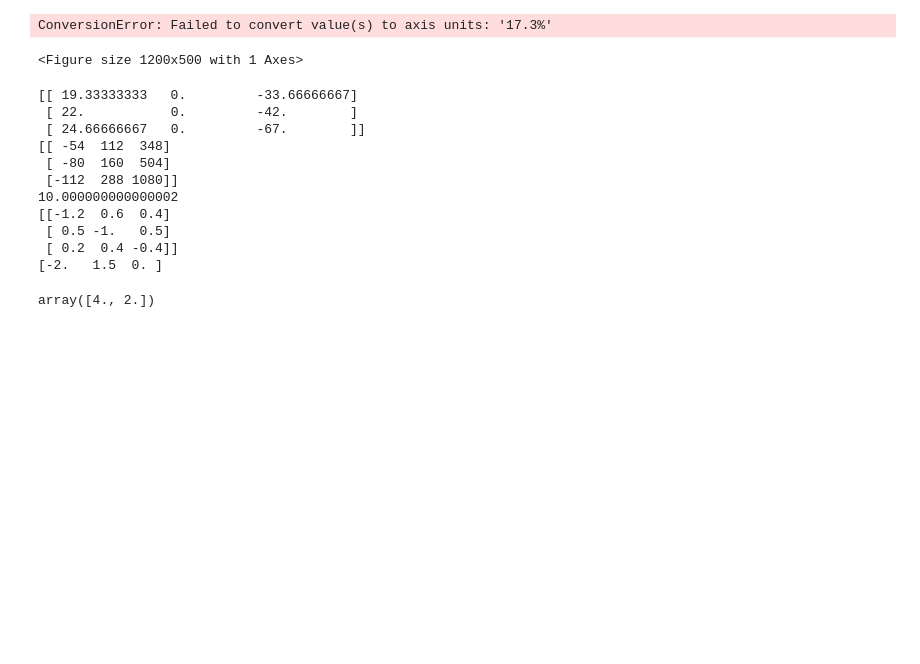
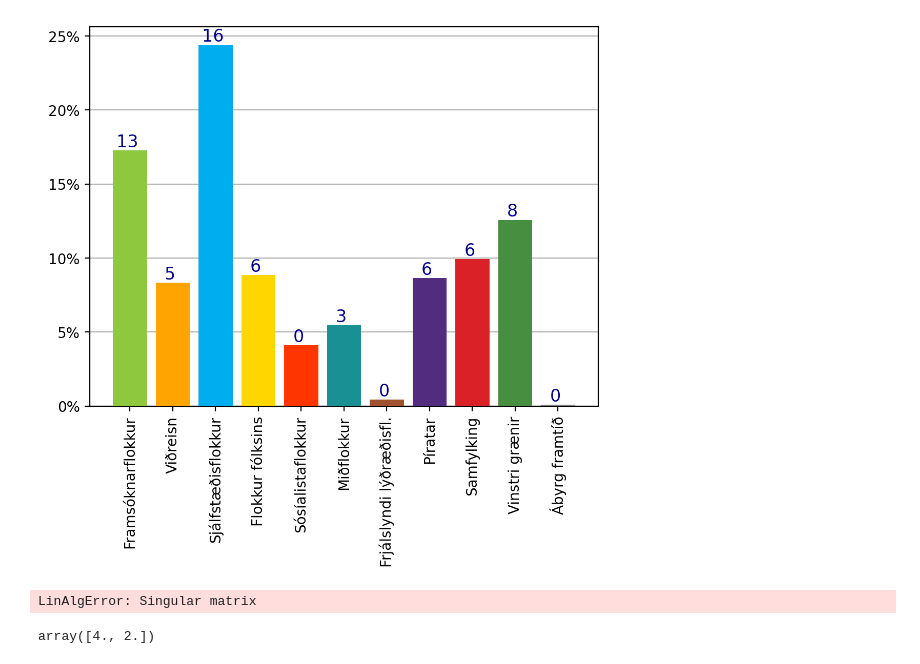
Before and after one commit to Mdan12/University-Assignments, a Jupyter notebook: Semester-2/Mathematics-and-Scientific-Computing/T-Assignments/T7.ipynb, the cells around one changed output. Saved outputs shown, nothing was run; the diff lists cells and outputs as text; code cells hidden in the pictures; blank space fills up the shorter version.

```diff
--- a/Semester-2/Mathematics-and-Scientific-Computing/T-Assignments/T7.ipynb
+++ b/Semester-2/Mathematics-and-Scientific-Computing/T-Assignments/T7.ipynb
@@ -1,72 +1,73 @@
 # %%
 from matplotlib import axes as ax
+from matplotlib.ticker import FuncFormatter
 import numpy as np
 import matplotlib.pyplot as plt
 
 
 def lesaurslit():
     file = "https://cs.hi.is/python/kosningar-2021.txt"
-    A = np.loadtxt(file, dtype=str, skiprows=1).T
+    A = np.loadtxt(file, dtype=str, skiprows=1, encoding="UTF-8").T
     Listi = A[0].tolist()
     Atkvaedi = A[1].astype(int)
-    Thingsaeti = A[2].astype(int)
+    Thingsaeti = A[2].tolist()
     return Listi, Atkvaedi, Thingsaeti
 
 (listi, atkvæði, þingsæti) = lesaurslit()
 
 def flokkslitir():
     file = "https://cs.hi.is/python/flokkslitir.txt"
-    (stafur,litur,flokkur) = np.loadtxt(file, dtype=str, comments=None, delimiter=",", skiprows=1).T
+    A = np.loadtxt(file, dtype=str, comments=None, delimiter=",", skiprows=1, encoding="UTF-8").T
+    stafur = A[0].tolist()
+    litur = A[1].tolist()
+    flokkur = A[2].tolist()
     return stafur, litur, flokkur
 
 (stafur, litur, nafn) = flokkslitir()
 
 litatafla = dict(zip(stafur,litur))
 
 
 nafnatafla = dict(zip(stafur,nafn))
 
 
-def litirognofn(x,y,z,q):
-    litir = dict(zip(x,y))
-    nöfn = dict(zip(z,q))
-    return (litir, nöfn)
+# def litirognofn(x,y,z,q):
+#     litir = dict(zip(x,y))
+#     nöfn = dict(zip(z,q))
+#     return (litir, nöfn)
 
-(litir,nöfn) = litirognofn(listi,stafur,litur,nafn)
+# (litir,nöfn) = litirognofn(listi,stafur,litur,nafn)
 
 
 litir = [litatafla[st] for st in listi]
 nöfn = [nafnatafla[arr] for arr in listi]
 
 
 n = len(listi)
 x = range(n)
 
-def addlabels(x,y):
-    for i in range(len(x)):
-        plt.text(i, y[i], y[i], ha = 'center')
 
+
+
+hlutfall = atkvæði/sum(atkvæði)
 def prósentuformat(ás):
-    plt.figure(figsize=(12,5))
-    plt.xticks(x, nöfn, rotation="vertical")
-    """merkir ás ("x" eða "y") með prósentum"""
-    from matplotlib.ticker import FuncFormatter
+    '''merkir ás ("x" eða "y") með prósentum'''
     ásar = plt.gca() # get current axes
     xy = ásar.xaxis if ás=="x" else ásar.yaxis
     xy.set_major_formatter(FuncFormatter('{0:.0%}'.format))
-    ax = plt.bar(x, hlutfall, color=litir , linewidth=0.6, zorder=3)
-    addlabels(nöfn, new_lst)
-    plt.grid(True, axis='y')
-    plt.ylabel('Hlutfall atkvæða')
-    plt.title('Úrslit alþingiskosninga 2021 og úthlutuð þingsæti')
-    plt.show()
 
-hlutfall = atkvæði/sum(atkvæði)
-prósentuformat(x)
-new_lst = [round(i*100,1) for i in hlutfall]
+
+plt.figure(dpi=200)
+plt.bar(x, hlutfall, color = litir, zorder=3)
+prósentuformat(y)
+plt.xticks(x, nöfn, rotation="vertical")
+for (x,y,n) in zip(x, hlutfall, þingsæti):
+    plt.text(x, y, n + " ", fontsize=12, color='DarkBlue',
+           ha="center", va="bottom")
+plt.grid(True, axis='y',zorder=0)
+plt.show()
 # %% [output]
-ConversionError: Failed to convert value(s) to axis units: '17.3%'
-<Figure size 1200x500 with 1 Axes>
+[figure, added]
 # %%
 import numpy as np, numpy.linalg as la
 
@@ -76,24 +77,13 @@ c = np.array([-2,1,5])
 A = np.array([[2,4,7], [3,4,8], [4,6,9]])
 B = np.array([[5,5,5], [6,6,6], [7,8,9]])
 
-print(a*b-((c*(B*b))/3* abs(abs(c))))
-print(2*(A.T +B**2)*(a-2*b))
-print(la.det(A))
-print(la.inv(A))
-x = la.solve(A, b)
-print(x)
+
+
+penge = ([[8,7], [8,7]])
+pengerr = ([3,-4])
+print(la.solve(penge, pengerr))
 # %% [output]
-[[ 19.33333333   0.         -33.66666667]
- [ 22.           0.         -42.        ]
- [ 24.66666667   0.         -67.        ]]
-[[ -54  112  348]
- [ -80  160  504]
- [-112  288 1080]]
-10.000000000000002
-[[-1.2  0.6  0.4]
- [ 0.5 -1.   0.5]
- [ 0.2  0.4 -0.4]]
-[-2.   1.5  0. ]
+LinAlgError: Singular matrix
 # %%
 # for i in range(0,n-1):
 #     j=0
```
Also changed, not shown: 2 other files.
